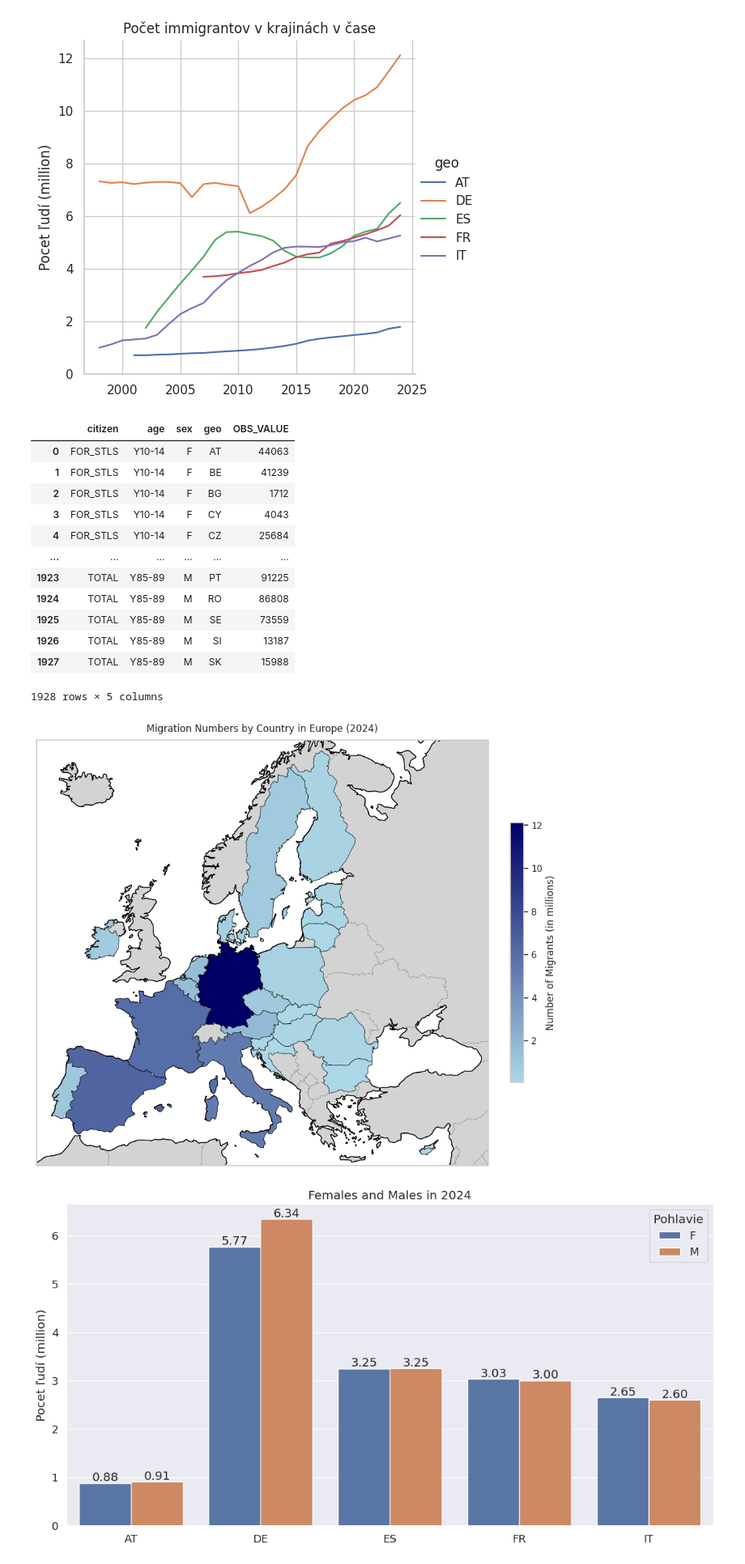
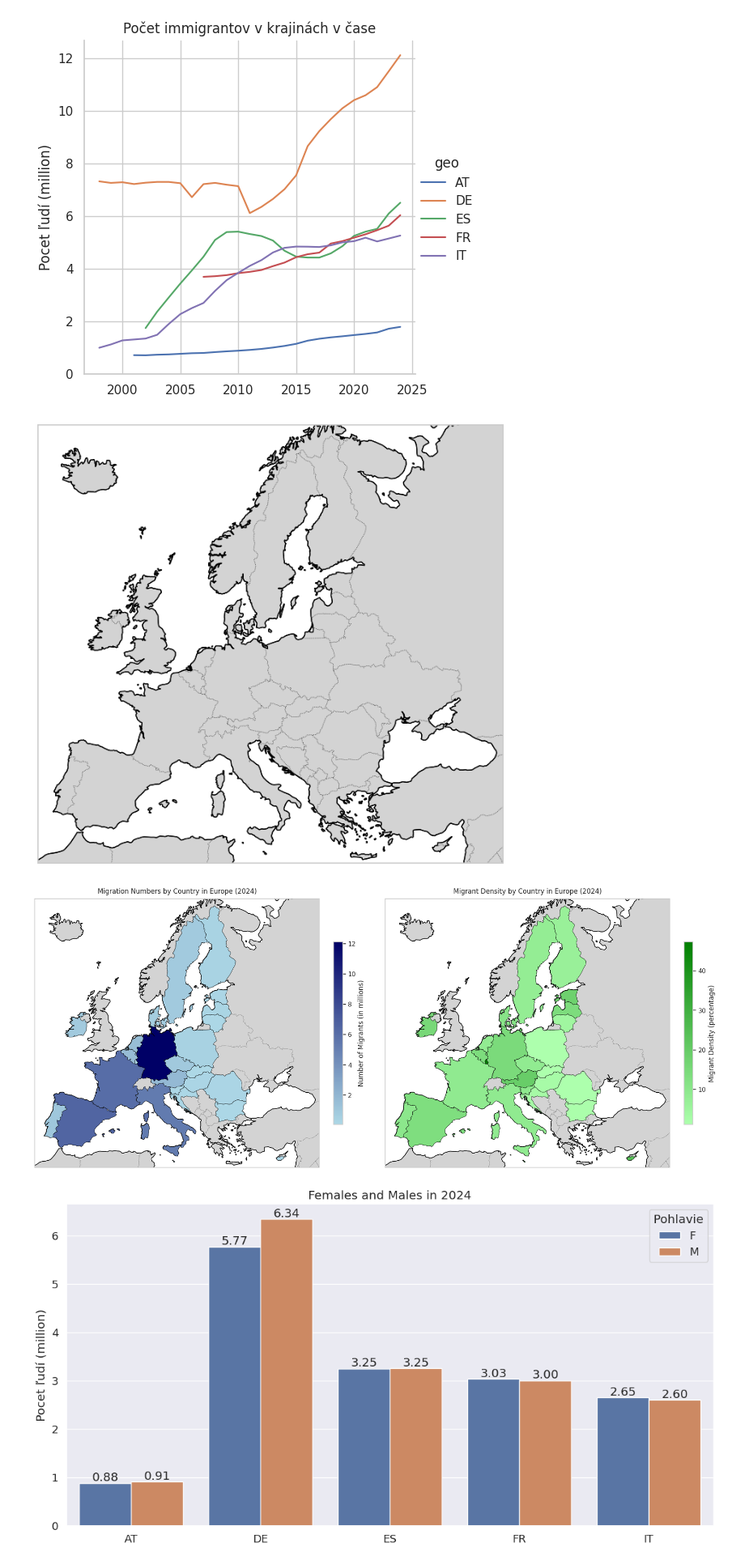
Before and after one commit to loveBeatles/datavis_project, a Jupyter notebook: group_project.ipynb, the cells around one changed output. Shown at 81% size. Saved outputs shown, nothing was run; the diff lists cells and outputs as text; code cells hidden in the pictures.

Commit message:
newMapAddedForDensity

```diff
--- a/group_project.ipynb
+++ b/group_project.ipynb
@@ -158,12 +158,17 @@ plt.show()
 [figure]
 # %%
 url1 = "https://raw.githubusercontent.com/loveBeatles/datavis_project/main/data/points_of_country.csv"
-url2 = "https://raw.githubusercontent.com/loveBeatles/datavis_project/main/data/ForDemoPiramid.csv"
+url2 = "https://raw.githubusercontent.com/loveBeatles/datavis_project/main/data/MigrantsAndCitizens.csv"
 data_frame_by_points_of_country = pd.read_csv(url1, usecols=['Country', 'ISO-ALPHA-2', 'Latitude', 'Longitude'])
-df_density_migrants = pd.read_csv(url2).drop(['STRUCTURE','STRUCTURE_ID', 'CONF_STATUS', 'OBS_FLAG', 'freq', 'TIME_PERIOD', 'unit'], axis=1)
+df_density_migrants = pd.read_csv(url2).drop(['STRUCTURE_NAME','Time frequency', 'age', 'Age class', 'Unit of measure', 'sex', 'Sex', 'Time',
+                                              'Observation value', 'Observation status (Flag) V2 structure', 'Confidentiality status (flag)',
+                                              'Country of citizenship', 'unit', 'STRUCTURE', 'OBS_FLAG', 'CONF_STATUS', 'STRUCTURE_ID',
+                                              'TIME_PERIOD', 'freq', 'Geopolitical entity (reporting)'], axis=1)
+df_density_migrants = df_density_migrants.pivot(index='geo', columns='citizen', values='OBS_VALUE').reset_index()
+df_density_migrants['density'] = df_density_migrants['FOR_STLS'] / df_density_migrants['TOTAL']
+df_density_migrants = df_density_migrants.drop(['FOR_STLS', 'TOTAL'], axis=1)
+#df_not_and_from_eu_wide = df_not_and_from_eu[df_not_and_from_eu['geo'].isin(countries_highest_number_immigrates)].pivot(index='geo', columns='category', values='OBS_VALUE_milion').reset_index()
 #df_density_migrants = df_density_migrants.groupby(['citizen', 'geo'])['OBS_VALUE'].sum()
-display(df_density_migrants)
-
 data = {
     "geo": list(df['geo'].unique())
 }
@@ -171,56 +176,70 @@ data = {
 points = (pd.merge(pd.DataFrame(data), data_frame_by_points_of_country, left_on='geo', right_on='ISO-ALPHA-2'))
 
 nove_frame = pd.merge(points, df_sorted_by_number_immigrates, on="geo")
+nove_frame = pd.merge(nove_frame, df_density_migrants, on="geo")
 
 fig, ax = plt.subplots(figsize=(10, 8), subplot_kw={'projection': ccrs.LambertConformal(15.0, 50.0)})
 ax.set_extent([-10, 40, 35, 70], crs=ccrs.PlateCarree())
 
 ax.add_feature(cfeature.LAND, edgecolor='black', facecolor='lightgray')
 ax.add_feature(cfeature.COASTLINE, linewidth=0.8)
 ax.add_feature(cfeature.BORDERS, linestyle=':', linewidth=0.5)
 
 '''cmap = LinearSegmentedColormap.from_list("custom_viridis", [
     (0.267004, 0.004874, 0.329415),
     (0.229739, 0.322470, 0.545267),
     (0.127568, 0.566949, 0.550556),
     (0.369214, 0.788888, 0.382914),
     (0.993248, 0.906157, 0.143936)
 ])'''
+fig, (ax1, ax2) = plt.subplots(1, 2, figsize=(18, 8), subplot_kw={'projection': ccrs.LambertConformal(15.0, 50.0)})
+
+for ax in [ax1, ax2]:
+    ax.set_extent([-10, 40, 35, 70], crs=ccrs.PlateCarree())
+    ax.add_feature(cfeature.LAND, edgecolor='black', facecolor='lightgray')
+    ax.add_feature(cfeature.COASTLINE, linewidth=0.8)
+    ax.add_feature(cfeature.BORDERS, linestyle=':', linewidth=0.5)
+
 cmap = LinearSegmentedColormap.from_list("light_blue_to_dark_blue", [
     (0.678, 0.847, 0.902),  # Светло-голубой (light sky blue)
     (0.0, 0.0, 0.4)         # Чуть темнее синий (slightly darker blue)
 ])
+cmap2 = LinearSegmentedColormap.from_list("light_green_to_dark_green", [
+    (0.678, 1.0, 0.678),  # Светло-зеленый (light green)
+    (0.0, 0.5, 0.0)       # Темно-зеленый (dark green)
+])
 
 norm = plt.Normalize(nove_frame['OBS_VALUE'].min(), nove_frame['OBS_VALUE'].max())
-
 migration_dict = dict(zip(nove_frame['Country'], nove_frame['OBS_VALUE']))
 for country in shpreader.Reader(shpreader.natural_earth('50m', 'cultural', 'admin_0_countries')).records():
     if country.attributes['NAME_LONG'] in migration_dict:
-        ax.add_geometries([country.geometry], ccrs.PlateCarree(),
+        ax1.add_geometries([country.geometry], ccrs.PlateCarree(),
                           facecolor=cmap(norm(migration_dict[country.attributes['NAME_LONG']])),
                           edgecolor='black', linewidth=0.5)
+cbar1 = plt.colorbar(plt.cm.ScalarMappable(cmap=cmap, norm=norm), ax=ax1, shrink=0.6, pad=0.04)
+cbar1.set_label('Number of Migrants (in millions)', fontsize=12)
+cbar1.set_ticklabels([0, 2, 4, 6, 8, 10, 12])
+ax1.set_title('Migration Numbers by Country in Europe (2024)', fontsize=12, pad=10)
 
-cbar = plt.colorbar(plt.cm.ScalarMappable(cmap=cmap, norm=norm), ax=ax, shrink=0.6, pad=0.04)
-cbar.set_label('Number of Migrants (in millions)', fontsize=12)
-cbar.set_ticklabels([0, 2, 4, 6, 8, 10, 12])
 
-plt.title('Migration Numbers by Country in Europe (2024)', fontsize=12, pad=10)
+migration_dict2 = dict(zip(nove_frame['Country'], nove_frame['density']))
+norm2 = plt.Normalize(nove_frame['density'].min(), nove_frame['density'].max())
+for country in shpreader.Reader(shpreader.natural_earth('50m', 'cultural', 'admin_0_countries')).records():
+    if country.attributes['NAME_LONG'] in migration_dict2:
+        ax2.add_geometries([country.geometry], ccrs.PlateCarree(),
+                           facecolor=cmap2(norm2(migration_dict2[country.attributes['NAME_LONG']])),
+                           edgecolor='black', linewidth=0.5)
+cbar2 = plt.colorbar(plt.cm.ScalarMappable(cmap=cmap2, norm=norm2), ax=ax2, shrink=0.6, pad=0.04)
+cbar2.set_label('Migrant Density (percentage)', fontsize=12)
+cbar2.set_ticklabels([0, 10, 20, 30, 40])
+ax2.set_title('Migrant Density by Country in Europe (2024)', fontsize=12, pad=10)
+
+
 plt.tight_layout()
+plt.show()
 # %% [output]
-|  | citizen | age | sex | geo | OBS_VALUE |
-| 0 | FOR_STLS | Y10-14 | F | AT | 44063 |
-| 1 | FOR_STLS | Y10-14 | F | BE | 41239 |
-| 2 | FOR_STLS | Y10-14 | F | BG | 1712 |
-| 3 | FOR_STLS | Y10-14 | F | CY | 4043 |
-| 4 | FOR_STLS | Y10-14 | F | CZ | 25684 |
-| ... | ... | ... | ... | ... | ... |
-| 1923 | TOTAL | Y85-89 | M | PT | 91225 |
-| 1924 | TOTAL | Y85-89 | M | RO | 86808 |
-| 1925 | TOTAL | Y85-89 | M | SE | 73559 |
-| 1926 | TOTAL | Y85-89 | M | SI | 13187 |
-| 1927 | TOTAL | Y85-89 | M | SK | 15988 |
-1928 rows × 5 columns
-[figure, old version]
+[figure, new version]
+[figure, added]
 # %%
 df['OBS_VALUE_milion'] = df['OBS_VALUE'] /1000000
 osnova = df[df['geo'].isin(countries_highest_number_immigrates)]
```
